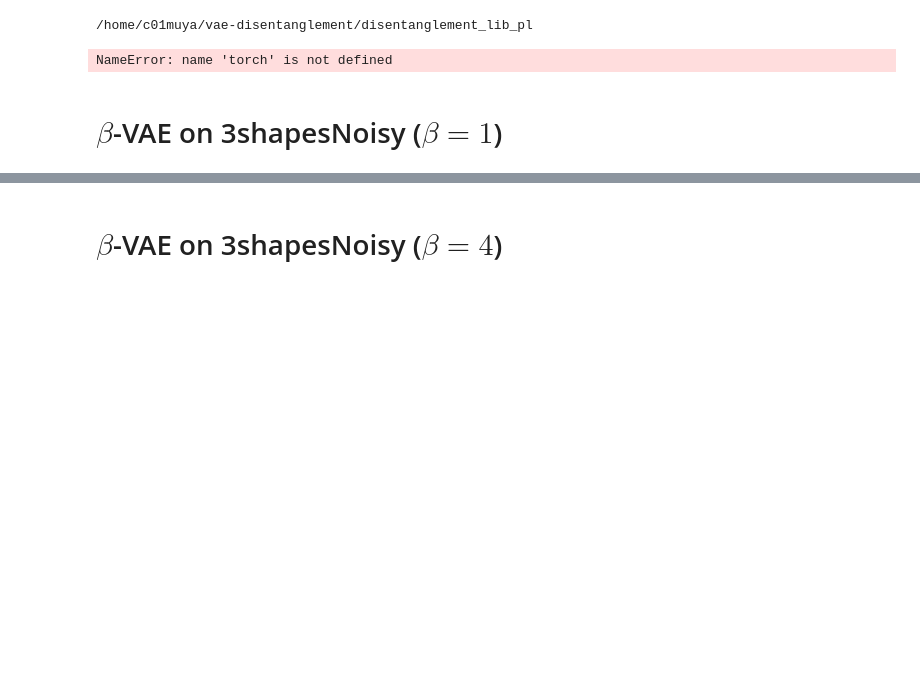
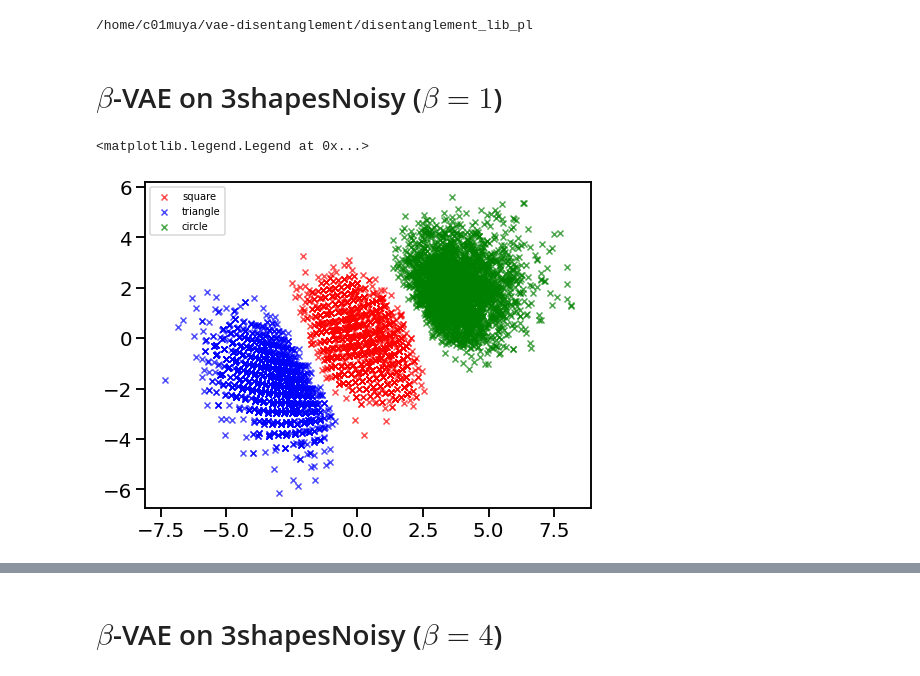
Before and after one commit to muhammadyaseen/vae-disentanglement, a Jupyter notebook: Latent Encoding Investigaton.ipynb, the cells around one changed output, grey strips where cells are left out. Drawn from its saved outputs; the diff is of its cells as text; code cells hidden in the pictures; blank space fills up the shorter version.

```diff
--- a/Latent Encoding Investigaton.ipynb
+++ b/Latent Encoding Investigaton.ipynb
@@ -22,11 +24,13 @@ from notebook_utils import *
 %matplotlib inline
 sns.set_context('talk', font_scale=1.2, rc={'lines.linewidth': 1.5})
 # %%
-curr_dev = torch.device("cuda:2")
+curr_dev = torch.device("cuda:3")
 batch_size = 144
 seed = 123
+
+torch.manual_seed(seed)
+random.seed(seed)
+np.random.seed(seed)
-# %% [output]
-NameError: name 'torch' is not defined
 # %% [markdown]
 # $\beta$-VAE on 3shapesNoisy ($\beta =1$)
 # %%
@@ -42,6 +46,20 @@ acts_for_threeshapesn, threeshapesn_dataset, model_threeshapesn = load_model_and
                     checkpoint_path=checkpoint_path, current_device=curr_dev,
                     activation_with_label=True, seed=123,  batches=None
     )
+# %%
+fig, ax = plt.subplots(figsize=(8,6))
+
+cdict = {4.0: 'red', 3.0: 'blue', 500.0: 'green'}
+ldict = {4.0: 'square', 3.0: 'triangle', 500.0: 'circle'}
+
+for label, color in cdict.items():
+    ax.scatter(acts_for_threeshapesn[label][:,0], acts_for_threeshapesn[label][:,1],
+               c = cdict[label], label = ldict[label], alpha=0.7, marker='x', s=36)
+
+ax.legend(prop={'size': 10})
+# %% [output]
+<matplotlib.legend.Legend at 0x...>
+[figure, added]
 # %%
 plt.hist(acts_for_threeshapesn[4.0][:,0], label="Factor 4.0",color='limegreen')
 plt.hist(acts_for_threeshapesn[3.0][:,0], label="Factor 3.0",color='orange')
```
Also changed, not shown: parts of 23 cells of this notebook, 5 other files.
